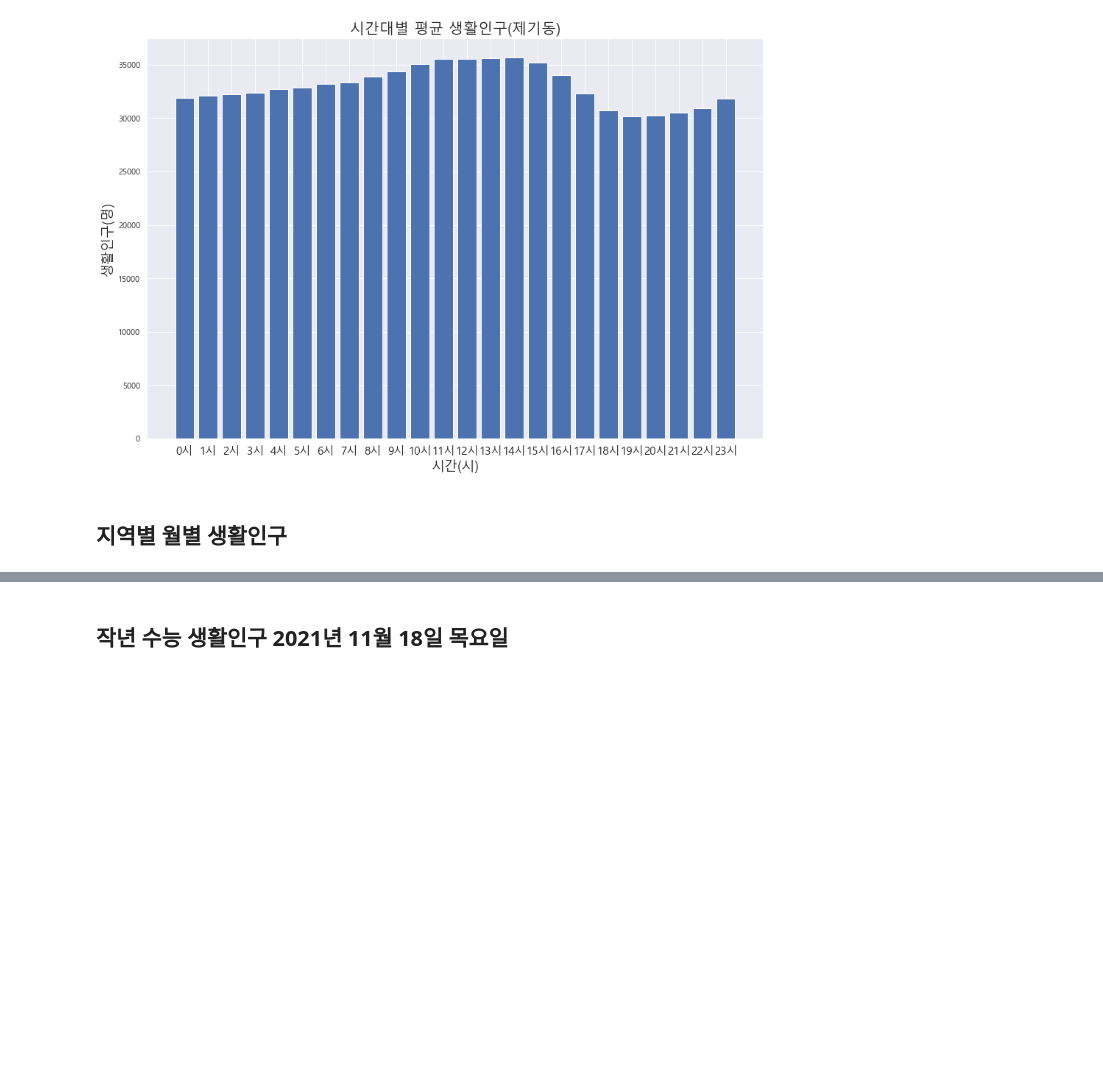
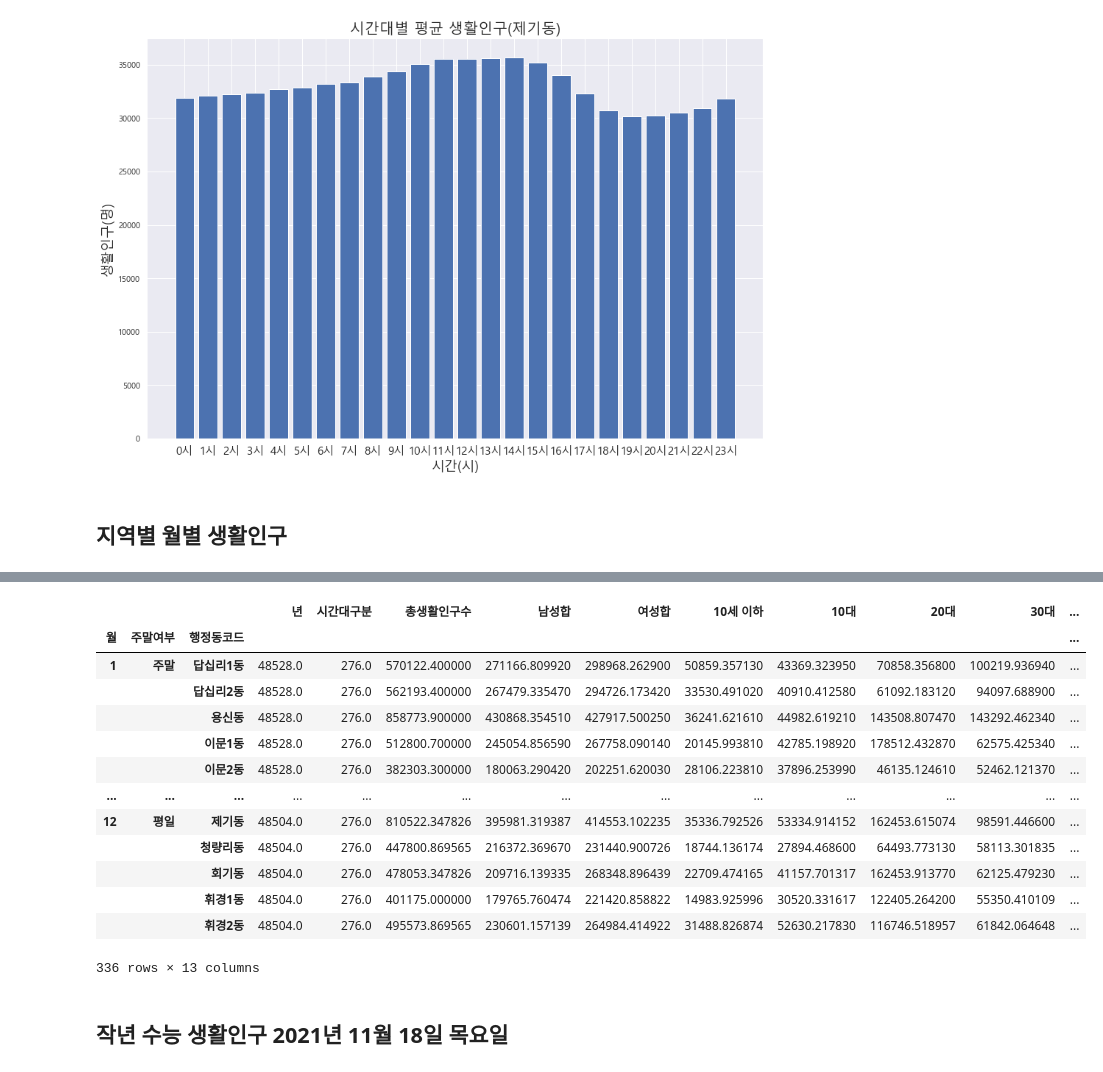
Before and after one commit to songhyeonjun/bigdata, a Jupyter notebook: 인턴교육/동대문구 유동인구/생활인구 분석.ipynb, the cells around one changed output, grey strips where cells are left out. Cells and saved outputs as stored; diff of their text form; code cells hidden in the pictures; blank space fills up the shorter version.

```diff
--- a/인턴교육/동대문구 유동인구/생활인구 분석.ipynb
+++ b/인턴교육/동대문구 유동인구/생활인구 분석.ipynb
@@ -489,3 +507,46 @@ month_pop_mean_gp('용신동')
+# %%
+def combine_ages(df_temp):
+    cols = [
+    '남자0세부터9세생활인구수', '여자0세부터9세생활인구수',
+    '남자10세부터14세생활인구수', '남자15세부터19세생활인구수', '여자10세부터14세생활인구수', '여자15세부터19세생활인구수',
+    '남자20세부터24세생활인구수', '남자25세부터29세생활인구수', '여자20세부터24세생활인구수', '여자25세부터29세생활인구수',
+    '남자30세부터34세생활인구수', '남자35세부터39세생활인구수', '여자30세부터34세생활인구수', '여자35세부터39세생활인구수',
+    '남자40세부터44세생활인구수', '남자45세부터49세생활인구수', '여자40세부터44세생활인구수', '여자45세부터49세생활인구수',
+    '남자50세부터54세생활인구수', '남자55세부터59세생활인구수', '여자50세부터54세생활인구수', '여자55세부터59세생활인구수',
+    '남자60세부터64세생활인구수', '남자65세부터69세생활인구수', '여자60세부터64세생활인구수', '여자65세부터69세생활인구수',
+    '남자70세이상생활인구수', '여자70세이상생활인구수'
+    ]
+    df_temp['10세 이하'] = df_temp.남자0세부터9세생활인구수 + df_temp.여자0세부터9세생활인구수
+    df_temp['10대'] = df_temp.남자10세부터14세생활인구수 + df_temp.남자15세부터19세생활인구수 + df_temp.여자10세부터14세생활인구수 + df_temp.여자15세부터19세생활인구수
+    df_temp['20대'] = df_temp.남자20세부터24세생활인구수 + df_temp.남자25세부터29세생활인구수 + df_temp.여자20세부터24세생활인구수 + df_temp.여자25세부터29세생활인구수
+    df_temp['30대'] = df_temp.남자30세부터34세생활인구수 + df_temp.남자35세부터39세생활인구수 + df_temp.여자30세부터34세생활인구수 + df_temp.여자35세부터39세생활인구수
+    df_temp['40대'] = df_temp.남자40세부터44세생활인구수 + df_temp.남자45세부터49세생활인구수 + df_temp.여자40세부터44세생활인구수 + df_temp.여자45세부터49세생활인구수
+    df_temp['50대'] = df_temp.남자50세부터54세생활인구수 + df_temp.남자55세부터59세생활인구수 + df_temp.여자50세부터54세생활인구수 + df_temp.여자55세부터59세생활인구수
+    df_temp['60대'] = df_temp.남자60세부터64세생활인구수 + df_temp.남자65세부터69세생활인구수 + df_temp.여자60세부터64세생활인구수 + df_temp.여자65세부터69세생활인구수
+    df_temp['70세 이상'] = df_temp.남자70세이상생활인구수 + df_temp.여자70세이상생활인구수
+    df_temp.drop(columns=cols, inplace=True)
+    df_temp = df_temp.groupby(['날짜', '월', '주말여부', '행정동코드']).sum()
+    df_temp = df_temp.groupby(['월', '주말여부', '행정동코드']).mean()
+
+
+    return df_temp
+# %%
+combine_ages(df_all)
+# %% [output]
+|  |  |  | 년 | 시간대구분 | 총생활인구수 | 남성합 | 여성합 | 10세 이하 | 10대 | 20대 | 30대 | ... |
+| 월 | 주말여부 | 행정동코드 |  |  |  |  |  |  |  |  |  | ... |
+| 1 | 주말 | 답십리1동 | 48528.0 | 276.0 | 570122.400000 | 271166.809920 | 298968.262900 | 50859.357130 | 43369.323950 | 70858.356800 | 100219.936940 | ... |
+|  |  | 답십리2동 | 48528.0 | 276.0 | 562193.400000 | 267479.335470 | 294726.173420 | 33530.491020 | 40910.412580 | 61092.183120 | 94097.688900 | ... |
+|  |  | 용신동 | 48528.0 | 276.0 | 858773.900000 | 430868.354510 | 427917.500250 | 36241.621610 | 44982.619210 | 143508.807470 | 143292.462340 | ... |
+|  |  | 이문1동 | 48528.0 | 276.0 | 512800.700000 | 245054.856590 | 267758.090140 | 20145.993810 | 42785.198920 | 178512.432870 | 62575.425340 | ... |
+|  |  | 이문2동 | 48528.0 | 276.0 | 382303.300000 | 180063.290420 | 202251.620030 | 28106.223810 | 37896.253990 | 46135.124610 | 52462.121370 | ... |
+| ... | ... | ... | ... | ... | ... | ... | ... | ... | ... | ... | ... | ... |
+| 12 | 평일 | 제기동 | 48504.0 | 276.0 | 810522.347826 | 395981.319387 | 414553.102235 | 35336.792526 | 53334.914152 | 162453.615074 | 98591.446600 | ... |
+|  |  | 청량리동 | 48504.0 | 276.0 | 447800.869565 | 216372.369670 | 231440.900726 | 18744.136174 | 27894.468600 | 64493.773130 | 58113.301835 | ... |
+|  |  | 회기동 | 48504.0 | 276.0 | 478053.347826 | 209716.139335 | 268348.896439 | 22709.474165 | 41157.701317 | 162453.913770 | 62125.479230 | ... |
+|  |  | 휘경1동 | 48504.0 | 276.0 | 401175.000000 | 179765.760474 | 221420.858822 | 14983.925996 | 30520.331617 | 122405.264200 | 55350.410109 | ... |
+|  |  | 휘경2동 | 48504.0 | 276.0 | 495573.869565 | 230601.157139 | 264984.414922 | 31488.826874 | 52630.217830 | 116746.518957 | 61842.064648 | ... |
+336 rows × 13 columns
 # %% [markdown]
 ## 작년 수능 생활인구 2021년 11월 18일 목요일
 # %%
```
Also changed, not shown: parts of 12 cells of this notebook.
